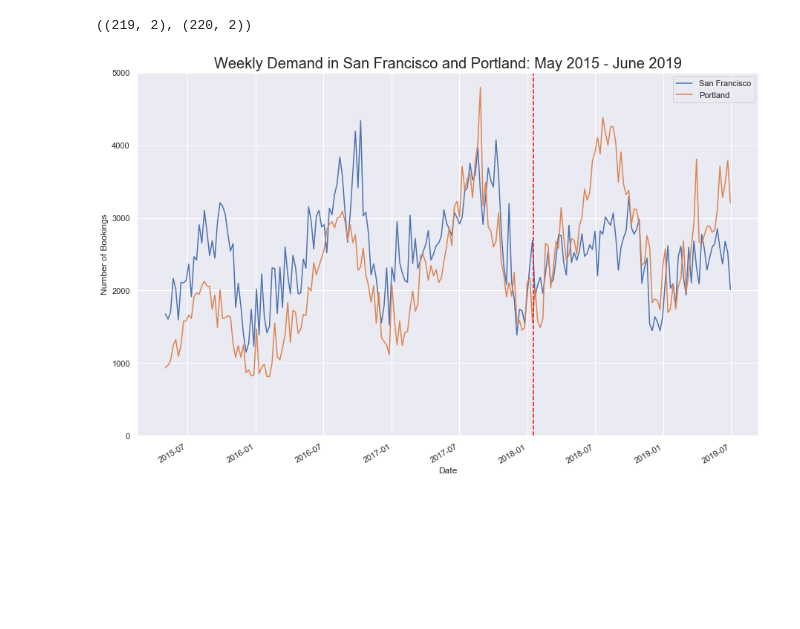
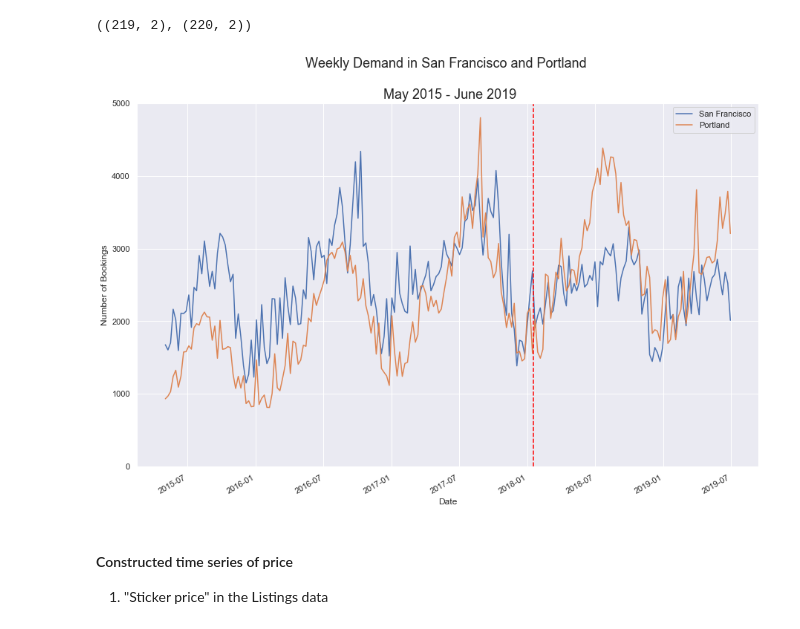
Before and after one commit to karensheng/Airbnb_Regulation, a Jupyter notebook: notebooks/Construct Time Series .ipynb, the cells around one changed output. Saved outputs shown, nothing was run; the diff lists cells and outputs as text; code cells hidden in the pictures; blank space fills up the shorter version.

Commit message:
constructed time series of supply and demand

```diff
--- a/notebooks/Construct Time Series .ipynb
+++ b/notebooks/Construct Time Series .ipynb
@@ -95,25 +141,29 @@ comp_weekly_demand = comp_weekly_demand.iloc[:-2]
 # %%
 xlinspace = pd.date_range('2015-05-03', periods= comp_weekly_demand.shape[0], freq='W')
 
 fig, ax = plt.subplots(1,figsize = (15,10))
 fig.autofmt_xdate()
 plt.plot(xlinspace,comp_weekly_demand['SF_counts'], label = "San Francisco")
 plt.plot(xlinspace,comp_weekly_demand['Portland_counts'], label = "Portland")
 
 # Deadline of compliance with regulation in SF
 
 plt.axvline(x= datetime.date(2018,1,16), color = 'red', linestyle='--')
 
 
 ax.set_ylim(0,5000)
 plt.xlabel("Date")
 plt.ylabel("Number of Bookings")
-plt.title("Weekly Demand in San Francisco and Portland: May 2015 - June 2019", fontsize = 20)
+plt.title("Weekly Demand in San Francisco and Portland \n \n May 2015 - June 2019", fontsize = 18)
 plt.legend()
 
 xfmt = mdates.DateFormatter('%m-%d-%y')
 
 
 plt.show();
 # %% [output]
-[figure, old version]
+[figure, new version]
+# %% [markdown]
+#### Constructed time series of price
+
+1. "Sticker price" in the Listings data
```
Also changed, not shown: parts of 5 cells of this notebook.
